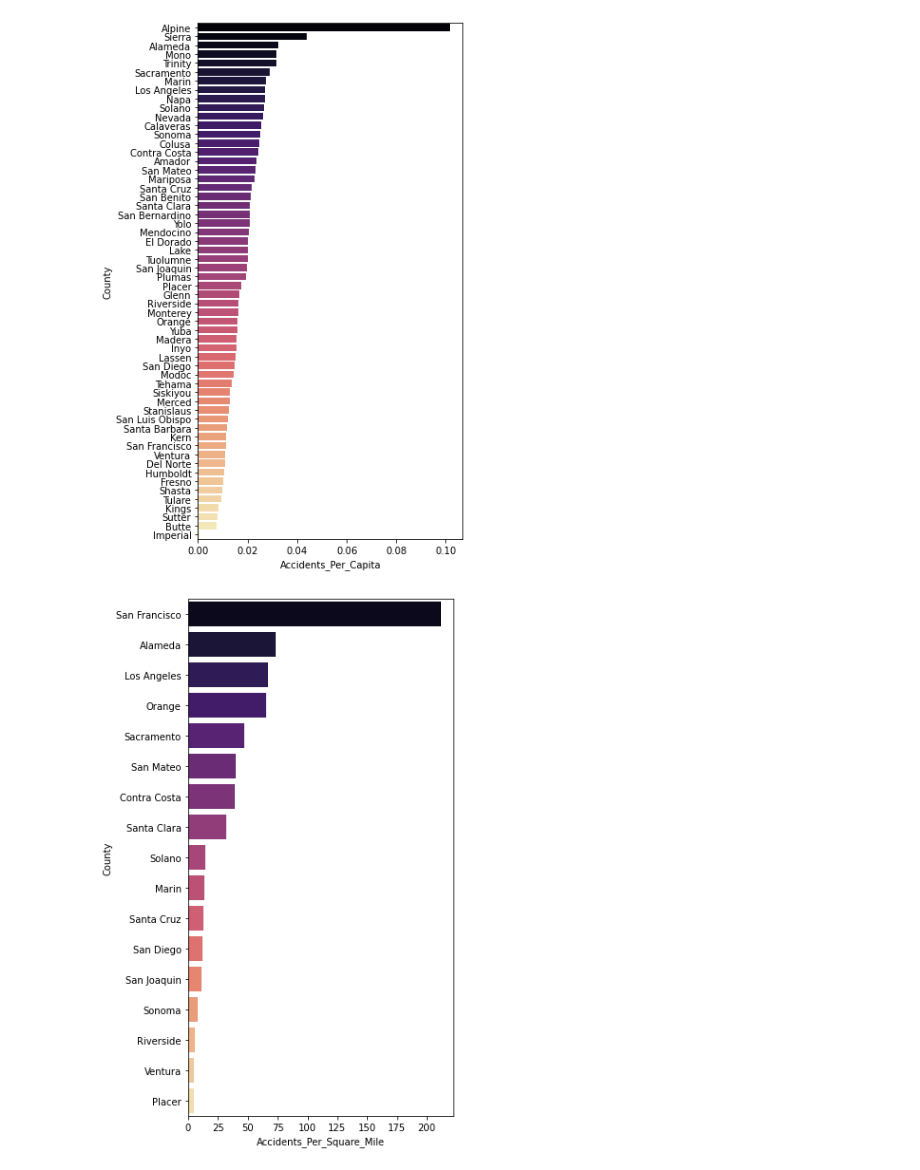
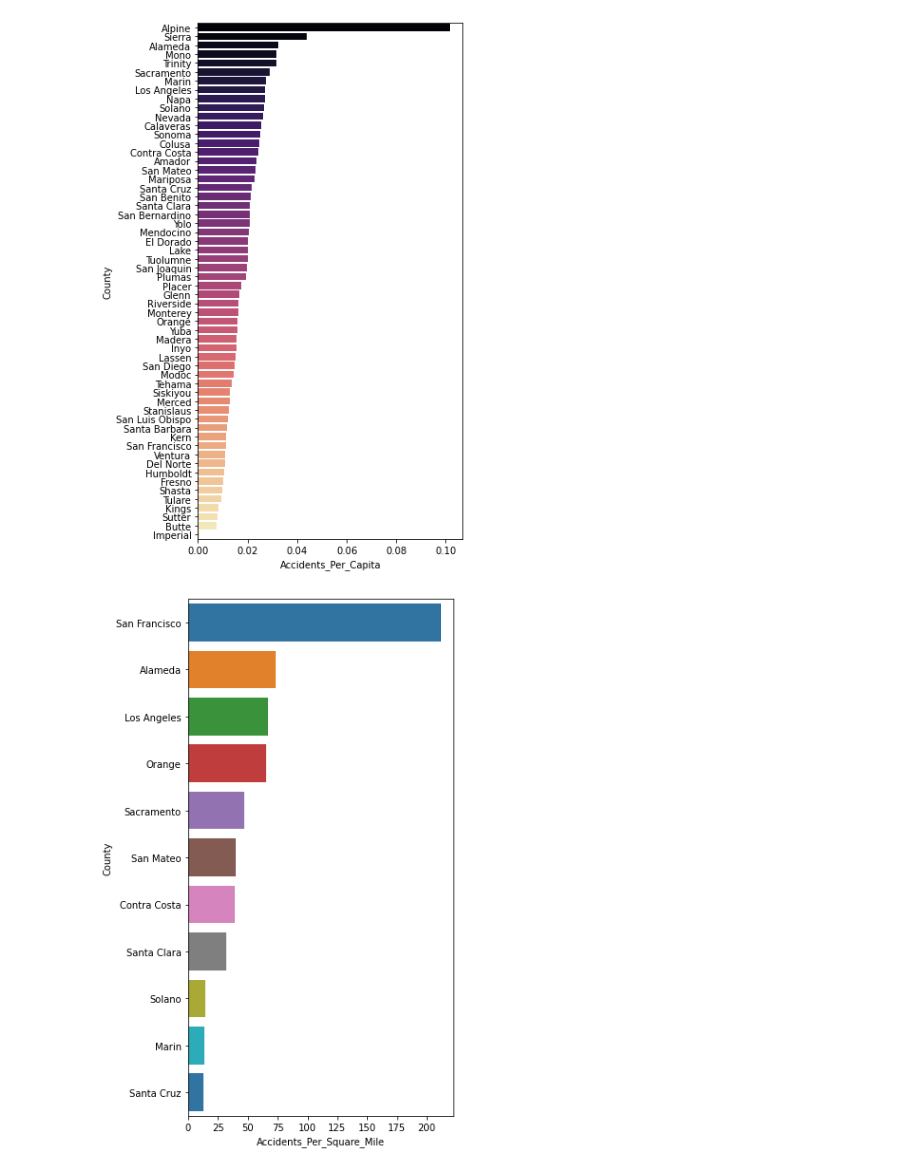
Before and after one commit to cathera/ECE143-project, a Jupyter notebook: analysis_per_capita.ipynb, the cells around one changed output. Drawn from its saved outputs; the diff is of its cells as text; code cells hidden in the pictures.

```diff
--- a/analysis_per_capita.ipynb
+++ b/analysis_per_capita.ipynb
@@ -41,7 +41,7 @@ ax=sns.barplot(x='Accidents_Per_Capita',y='County', data=countyinfo,order=county
 [figure]
 # %%
 plt.figure(figsize=(5,10))
-g_five=countyinfo[countyinfo['Accidents_Per_Square_Mile']>5]
-ax=sns.barplot(x='Accidents_Per_Square_Mile',y='County', data=g_five,order=g_five.sort_values('Accidents_Per_Square_Mile',ascending=False).County, palette='magma')
+g_five=countyinfo[countyinfo['Accidents_Per_Square_Mile']>12]
+ax=sns.barplot(x='Accidents_Per_Square_Mile',y='County', data=g_five,order=g_five.sort_values('Accidents_Per_Square_Mile',ascending=False).County, palette='tab10')
 # %% [output]
-[figure, old version]
+[figure, new version]
```
Also changed, not shown: parts of 2 cells of this notebook.
